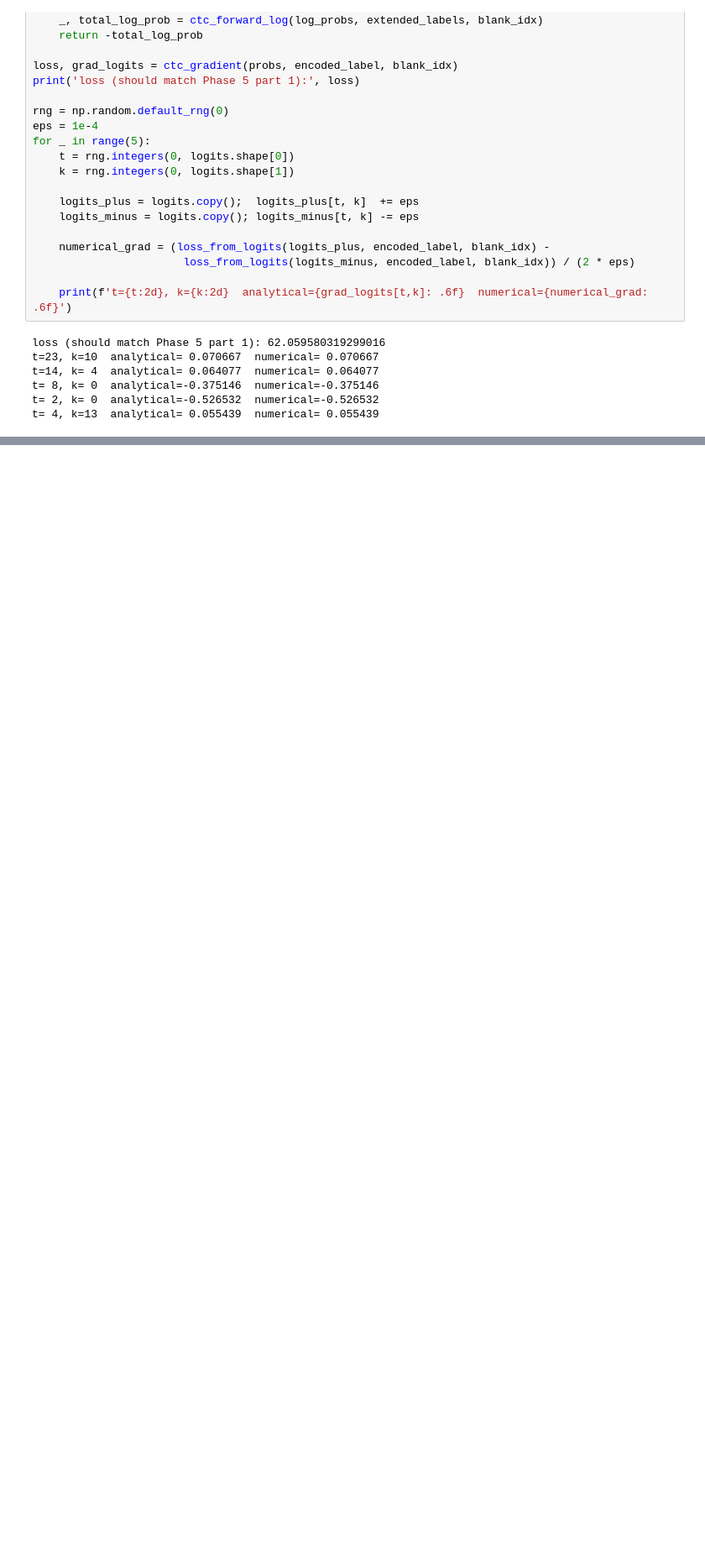
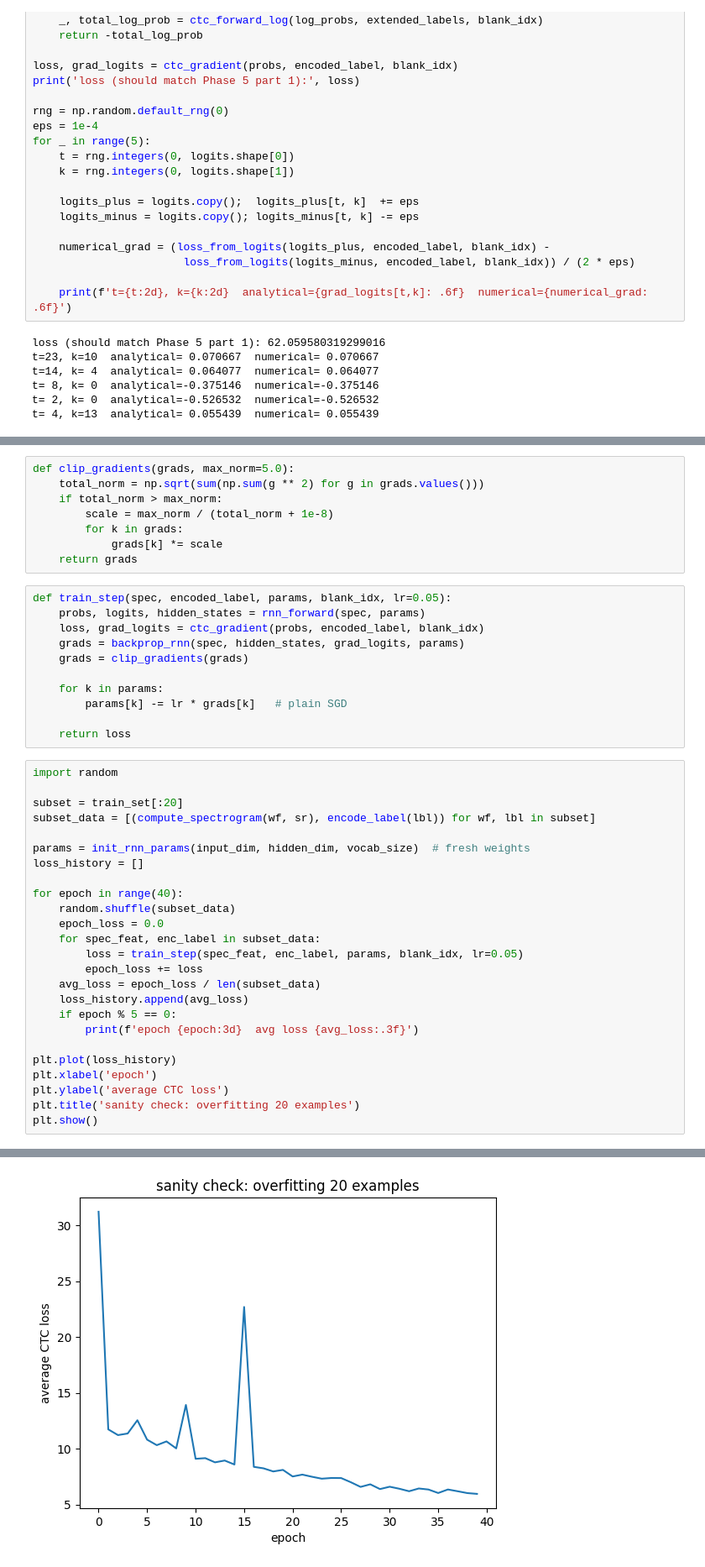
Before and after one commit to shareotherban/STT-Model, a Jupyter notebook: STT.ipynb, the cells around one changed output, grey strips where cells are left out. Shown at 84% size. Cells and saved outputs as stored; diff of their text form; blank space fills up the shorter version.

```diff
--- a/STT.ipynb
+++ b/STT.ipynb
@@ -586,0 +447,45 @@ for (true, pred), n in sorted(conf.items(), key=lambda x: -x[1]):
+# %%
+def clip_gradients(grads, max_norm=5.0):
+    total_norm = np.sqrt(sum(np.sum(g ** 2) for g in grads.values()))
+    if total_norm > max_norm:
+        scale = max_norm / (total_norm + 1e-8)
+        for k in grads:
+            grads[k] *= scale
+    return grads
+# %%
+def train_step(spec, encoded_label, params, blank_idx, lr=0.05):
+    probs, logits, hidden_states = rnn_forward(spec, params)
+    loss, grad_logits = ctc_gradient(probs, encoded_label, blank_idx)
+    grads = backprop_rnn(spec, hidden_states, grad_logits, params)
+    grads = clip_gradients(grads)
+
+    for k in params:
+        params[k] -= lr * grads[k]   # plain SGD
+
+    return loss
+# %%
+import random
+
+subset = train_set[:20]
+subset_data = [(compute_spectrogram(wf, sr), encode_label(lbl)) for wf, lbl in subset]
+
+params = init_rnn_params(input_dim, hidden_dim, vocab_size)  # fresh weights
+loss_history = []
+
+for epoch in range(40):
+    random.shuffle(subset_data)
+    epoch_loss = 0.0
+    for spec_feat, enc_label in subset_data:
+        loss = train_step(spec_feat, enc_label, params, blank_idx, lr=0.05)
+        epoch_loss += loss
+    avg_loss = epoch_loss / len(subset_data)
+    loss_history.append(avg_loss)
+    if epoch % 5 == 0:
+        print(f'epoch {epoch:3d}  avg loss {avg_loss:.3f}')
+
+plt.plot(loss_history)
+plt.xlabel('epoch')
+plt.ylabel('average CTC loss')
+plt.title('sanity check: overfitting 20 examples')
+plt.show()
+# %% [output]
@@ -586,0 +500 @@ for (true, pred), n in sorted(conf.items(), key=lambda x: -x[1]):
+[figure, added]
```
Also changed, not shown: parts of 37 cells of this notebook.
